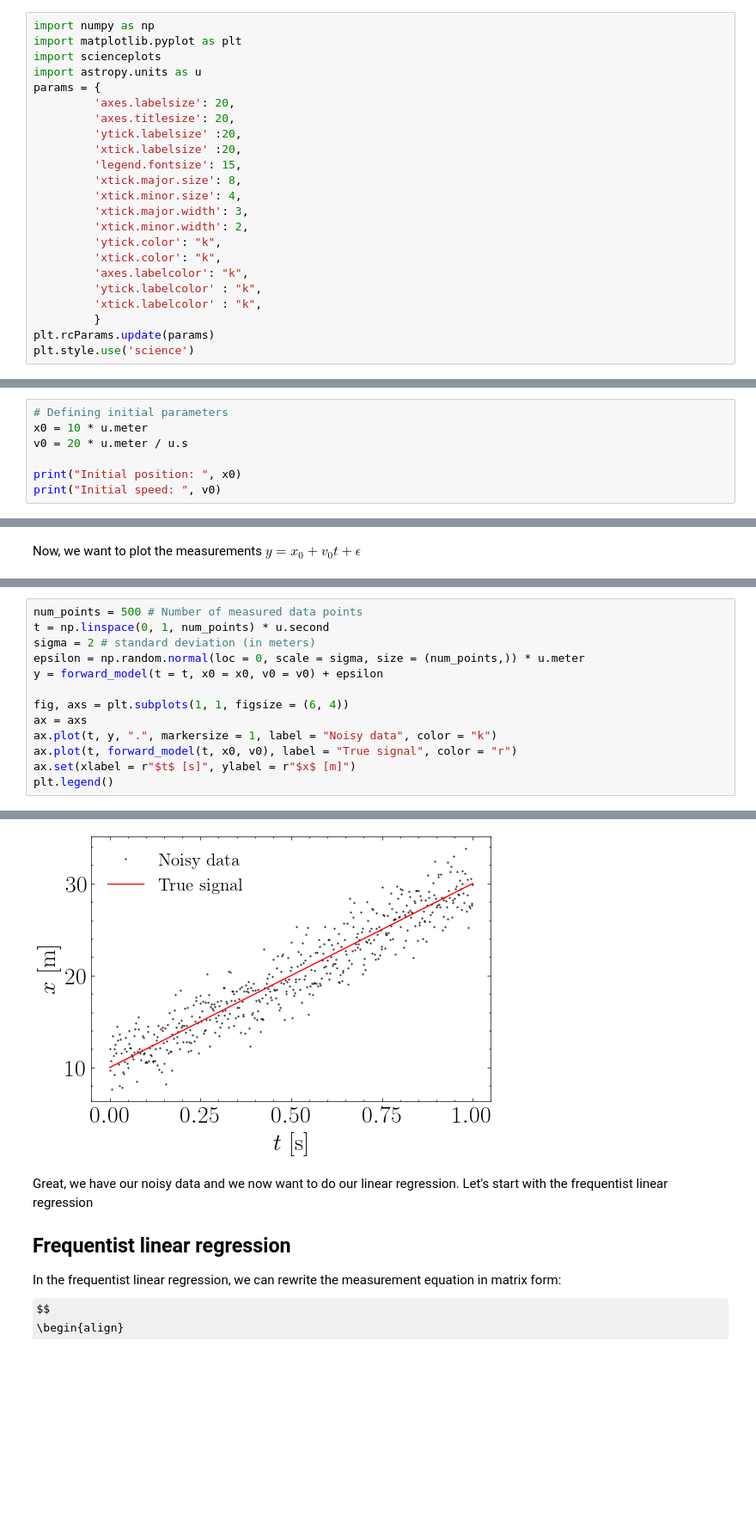
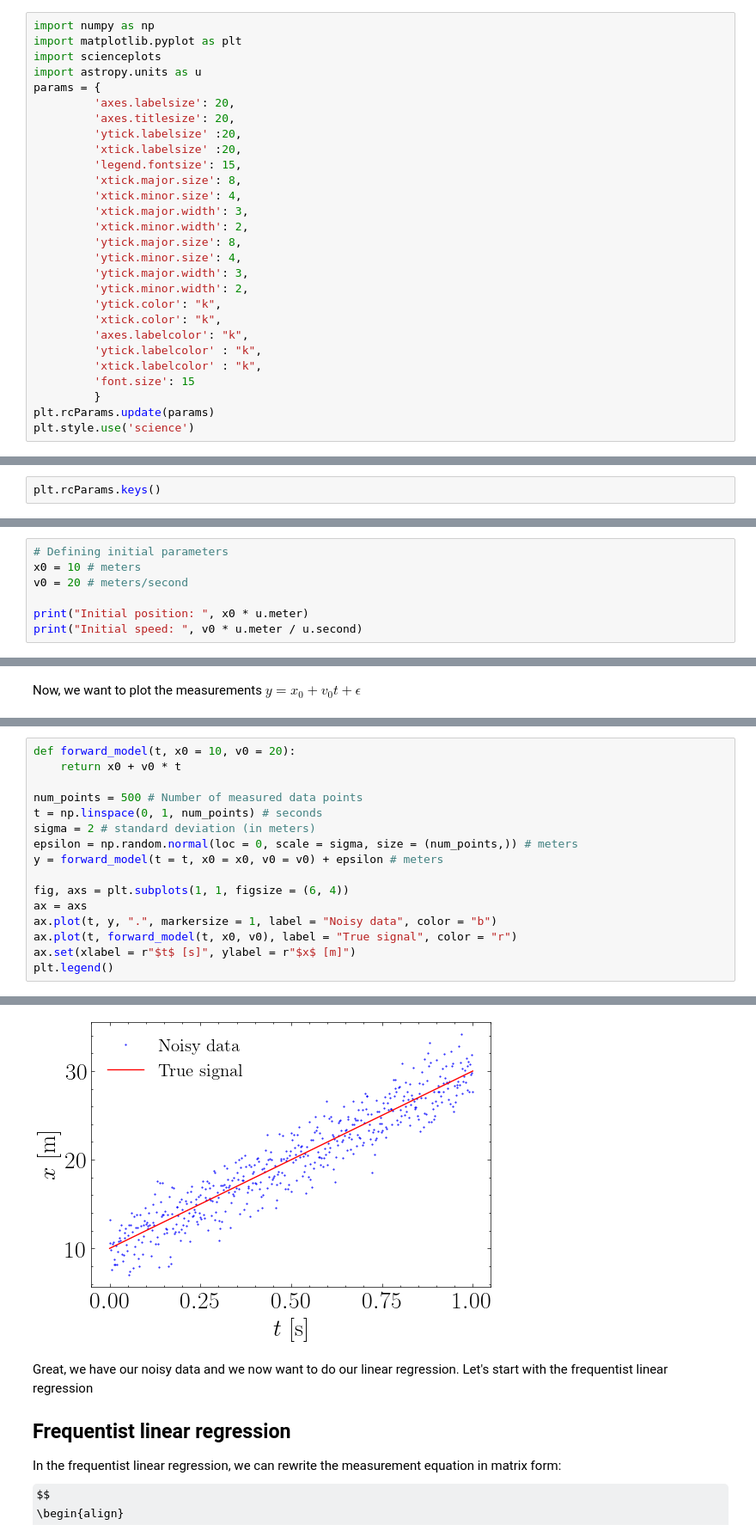
Before and after one commit to EnceladeCandy/phy3040, a Jupyter notebook: experiment_notebooks/frequentist_vs_bayesian_regression.ipynb, the cells around one changed output, grey strips where cells are left out. Shown at 86% size. Drawn from its saved outputs; the diff is of its cells as text; some formulas as TeX source; blank space fills up the shorter version.

```diff
--- a/experiment_notebooks/frequentist_vs_bayesian_regression.ipynb
+++ b/experiment_notebooks/frequentist_vs_bayesian_regression.ipynb
@@ -13,11 +13,16 @@ params = {
          'xtick.minor.size': 4,
          'xtick.major.width': 3,
          'xtick.minor.width': 2,
+         'ytick.major.size': 8,
+         'ytick.minor.size': 4,
+         'ytick.major.width': 3,
+         'ytick.minor.width': 2,
          'ytick.color': "k",
          'xtick.color': "k",
          'axes.labelcolor': "k",
          'ytick.labelcolor' : "k",
          'xtick.labelcolor' : "k",
+         'font.size': 15
          }
 plt.rcParams.update(params)
 plt.style.use('science')
@@ -23,0 +31,2 @@ plt.style.use('science')
+# %%
+plt.rcParams.keys()
@@ -56,11 +83,11 @@ $$
 Let's simulate these measurements below. I'll use astropy.units to show some cool things that we can do to not have problems with units :).
 # %%
 # Defining initial parameters
-x0 = 10 * u.meter
-v0 = 20 * u.meter / u.s
+x0 = 10 # meters
+v0 = 20 # meters/second
 
-print("Initial position: ", x0)
-print("Initial speed: ", v0)
+print("Initial position: ", x0 * u.meter)
+print("Initial speed: ", v0 * u.meter / u.second)
 # %% [output]
 Initial position:  10.0 m
 Initial speed:  20.0 m / s
@@ -72,19 +96,22 @@ def forward_model(t, x0 = 10, v0 = 20):
 # %%
+def forward_model(t, x0 = 10, v0 = 20):
+    return x0 + v0 * t
+
 num_points = 500 # Number of measured data points
-t = np.linspace(0, 1, num_points) * u.second
+t = np.linspace(0, 1, num_points) # seconds
 sigma = 2 # standard deviation (in meters)
-epsilon = np.random.normal(loc = 0, scale = sigma, size = (num_points,)) * u.meter
-y = forward_model(t = t, x0 = x0, v0 = v0) + epsilon
+epsilon = np.random.normal(loc = 0, scale = sigma, size = (num_points,)) # meters
+y = forward_model(t = t, x0 = x0, v0 = v0) + epsilon # meters
 
 fig, axs = plt.subplots(1, 1, figsize = (6, 4))
 ax = axs
-ax.plot(t, y, ".", markersize = 1, label = "Noisy data", color = "k")
+ax.plot(t, y, ".", markersize = 1, label = "Noisy data", color = "b")
 ax.plot(t, forward_model(t, x0, v0), label = "True signal", color = "r")
 ax.set(xlabel = r"$t$ [s]", ylabel = r"$x$ [m]")
 plt.legend()
 # %% [output]
 <matplotlib.legend.Legend at 0x...>
-[figure, old version]
+[figure, new version]
 # %% [markdown]
 Great, we have our noisy data and we now want to do our linear regression. Let's start with the frequentist linear regression
 
```
Also changed, not shown: parts of 20 cells of this notebook, 2 other files.
